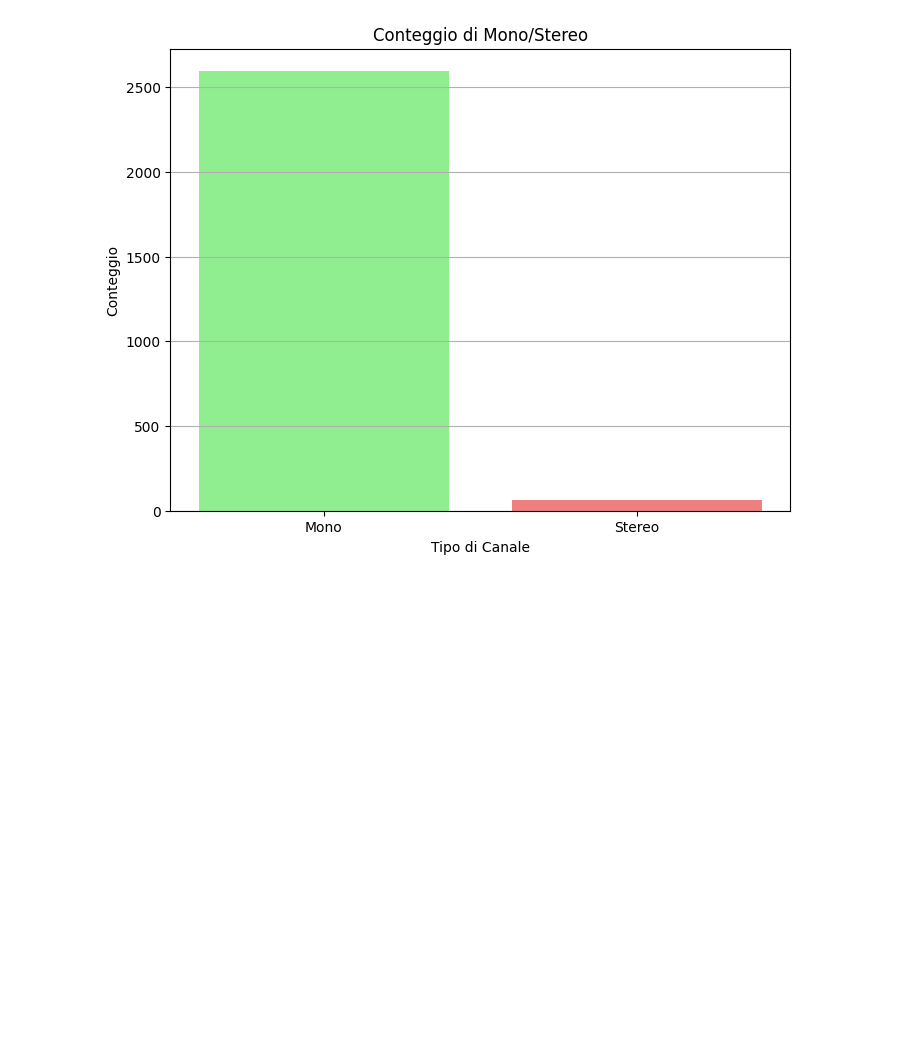
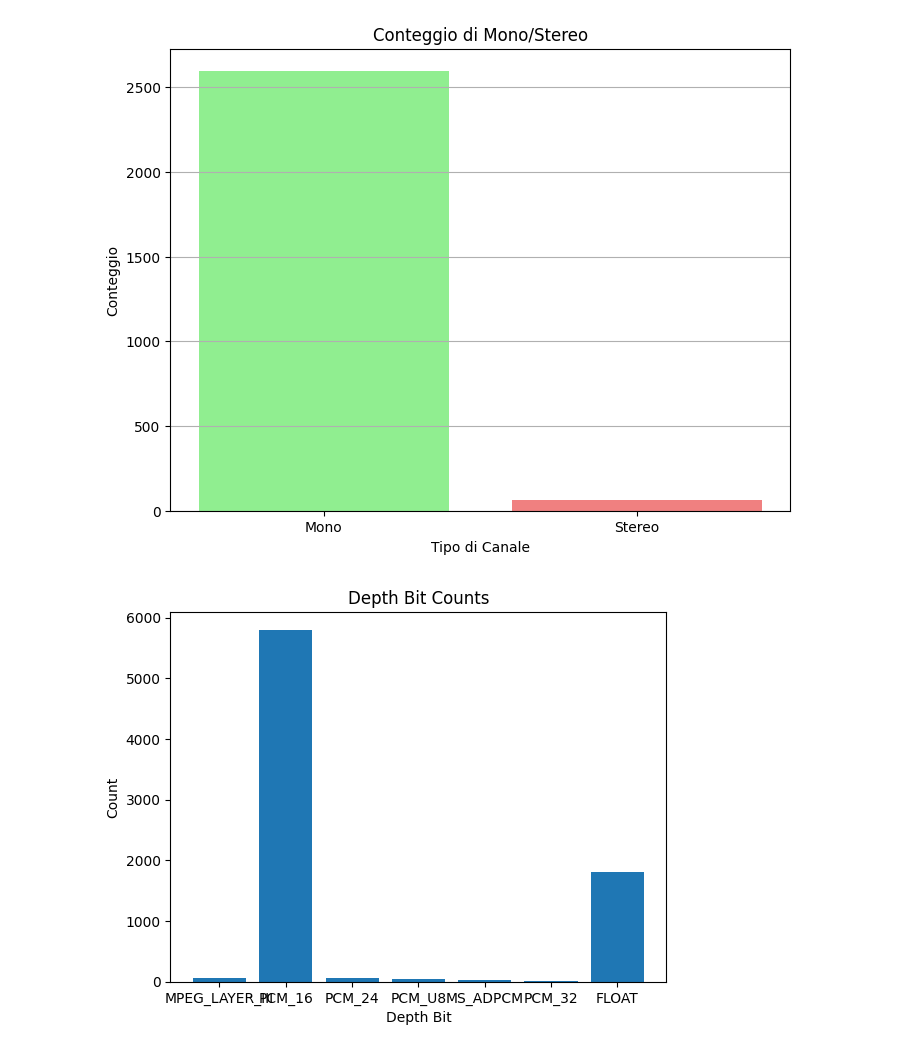
Before and after one commit to antoniopisu/UnderwaterSoundClassification, a Jupyter notebook: dataAnalisys.ipynb, the cells around one changed output. Drawn from its saved outputs; the diff is of its cells as text; code cells hidden in the pictures; blank space fills up the shorter version.

```diff
--- a/dataAnalisys.ipynb
+++ b/dataAnalisys.ipynb
@@ -144,3 +144,36 @@ plt.grid(axis='y')
 plt.show()
 # %% [output]
 [figure]
+# %%
+import matplotlib.pyplot as plt
+import soundfile as sf
+
+for root, dirs, files in os.walk('Dataset'):
+    for file in files:
+        if file.endswith(('.wav')):
+           audio_files.append(os.path.join(root, file))
+# Creare un dizionario per tenere traccia del conteggio di ciascun valore
+depth_bit_counts = {}
+
+for file in audio_files:
+    audio = sf.SoundFile(file)
+    depth_bit = audio.subtype
+
+    # Aggiungere il valore al dizionario o incrementare il conteggio se già presente
+    if depth_bit in depth_bit_counts:
+        depth_bit_counts[depth_bit] += 1
+    else:
+        depth_bit_counts[depth_bit] = 1
+
+# Estrai i dati per il grafico
+depth_bits = list(depth_bit_counts.keys())
+counts = list(depth_bit_counts.values())
+
+# Creare il grafico a barre
+plt.bar(depth_bits, counts)
+plt.xlabel('Depth Bit')
+plt.ylabel('Count')
+plt.title('Depth Bit Counts')
+plt.show()
+# %% [output]
+[figure, added]
```
